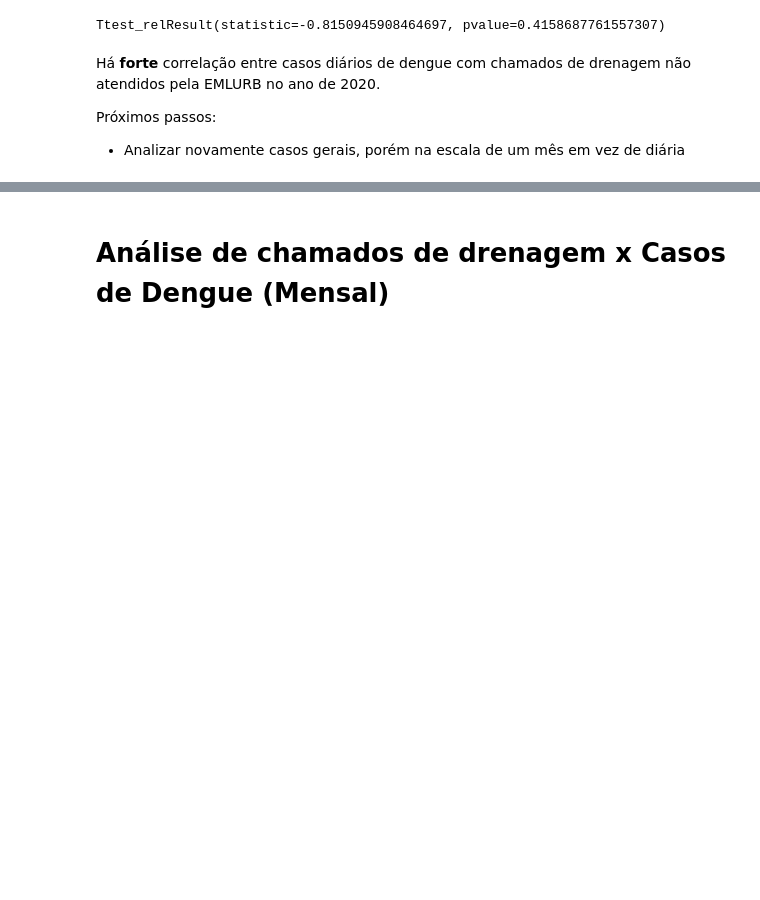
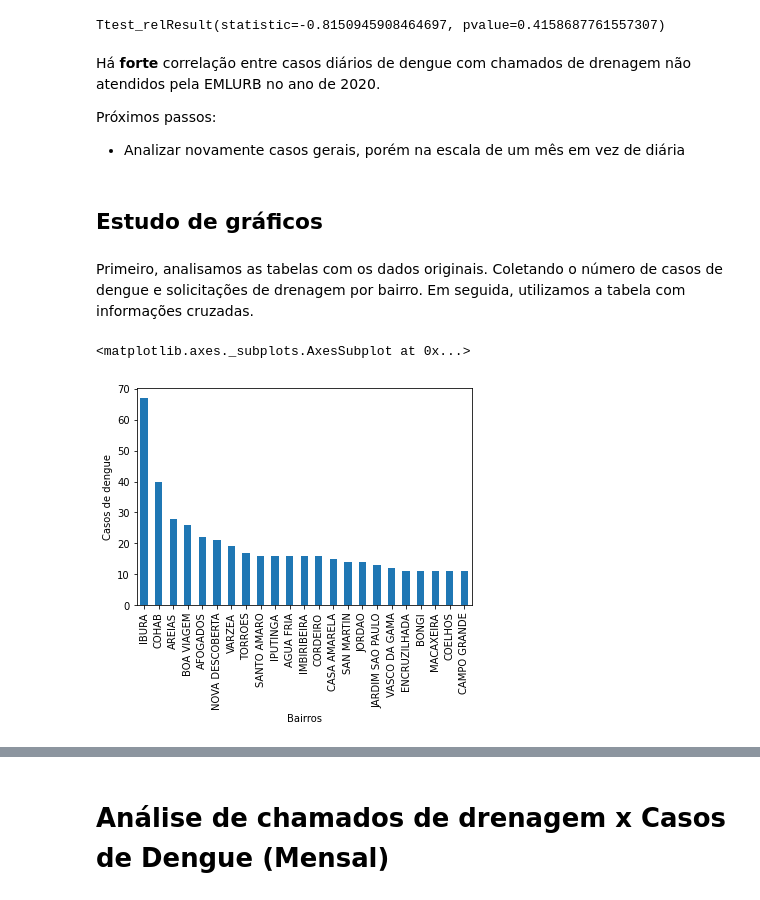
Before and after one commit to HiagoAD/GDI2, a Jupyter notebook: Project_1.ipynb, the cells around one changed output, grey strips where cells are left out. Drawn from its saved outputs; the diff is of its cells as text; code cells hidden in the pictures; blank space fills up the shorter version.

Commit message:
Plot de gráficos e análise de dados

```diff
--- a/Project_1.ipynb
+++ b/Project_1.ipynb
@@ -187,3 +116,15 @@ Há **forte** correlação entre casos diários de dengue com chamados de drenag
 
 Próximos passos:
   * Analizar novamente casos gerais, porém na escala de um mês em vez de diária
+# %% [markdown]
+## Estudo de gráficos
+# %% [markdown]
+Primeiro, analisamos as tabelas com os dados originais. Coletando o número de casos de dengue e solicitações de drenagem por bairro. Em seguida, utilizamos a tabela com informações cruzadas.
+# %%
+# Análise para Casos de dengue x Bairros (para mais de 10 casos de dengue)
+
+dengue_filter = dengue_data.groupby("no_bairro_residencia").filter(lambda x: len(x) > 10)
+dengue_filter['no_bairro_residencia'].value_counts().plot(kind='bar', ylabel='Casos de dengue', xlabel='Bairros')
+# %% [output]
+<matplotlib.axes._subplots.AxesSubplot at 0x...>
+[figure, added]
```
Also changed, not shown: parts of 21 cells of this notebook.
